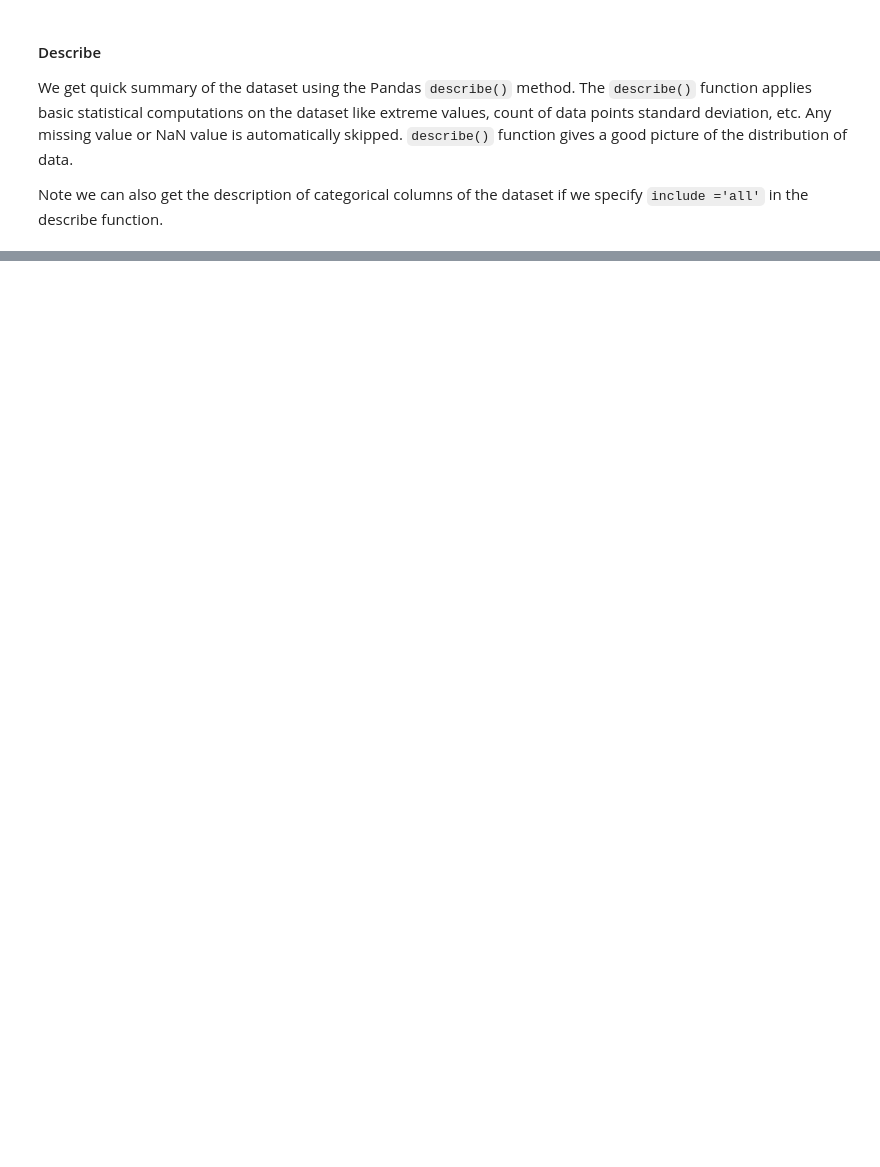
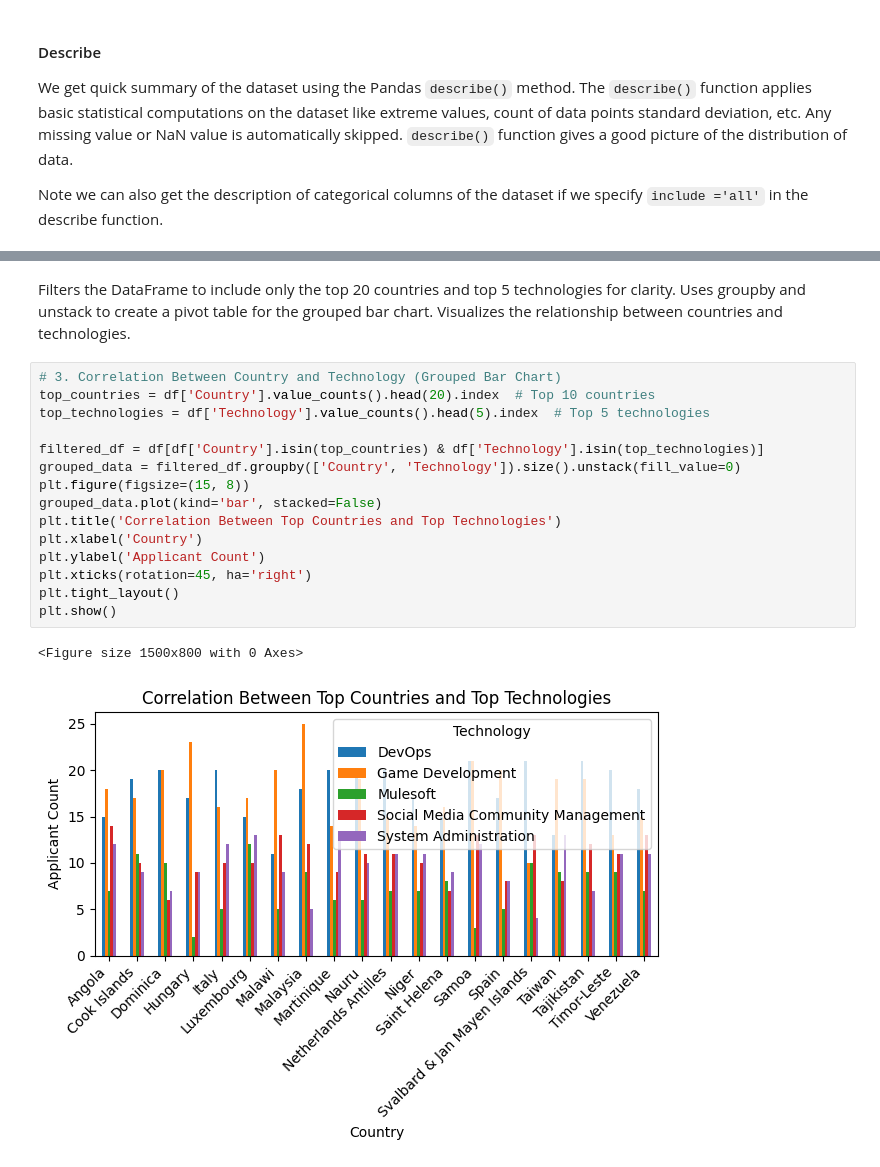
Before and after one commit to ntlg72/etl-ws-1, a Jupyter notebook: notebooks/001_eda.ipynb, the cells around one changed output, grey strips where cells are left out. Cells and saved outputs as stored; diff of their text form; blank space fills up the shorter version.

```diff
--- a/notebooks/001_eda.ipynb
+++ b/notebooks/001_eda.ipynb
@@ -157,0 +184,22 @@ df.duplicated().sum()
+# %% [markdown]
+Filters the DataFrame to include only the top 20 countries and top 5 technologies for clarity.
+Uses groupby and unstack to create a pivot table for the grouped bar chart.
+Visualizes the relationship between countries and technologies.
+# %%
+# 3. Correlation Between Country and Technology (Grouped Bar Chart)
+top_countries = df['Country'].value_counts().head(20).index  # Top 10 countries
+top_technologies = df['Technology'].value_counts().head(5).index  # Top 5 technologies
+
+filtered_df = df[df['Country'].isin(top_countries) & df['Technology'].isin(top_technologies)]
+grouped_data = filtered_df.groupby(['Country', 'Technology']).size().unstack(fill_value=0)
+plt.figure(figsize=(15, 8))
+grouped_data.plot(kind='bar', stacked=False)
+plt.title('Correlation Between Top Countries and Top Technologies')
+plt.xlabel('Country')
+plt.ylabel('Applicant Count')
+plt.xticks(rotation=45, ha='right')
+plt.tight_layout()
+plt.show()
+# %% [output]
+<Figure size 1500x800 with 0 Axes>
+[figure, added]
```
Also changed, not shown: parts of 45 cells of this notebook.
